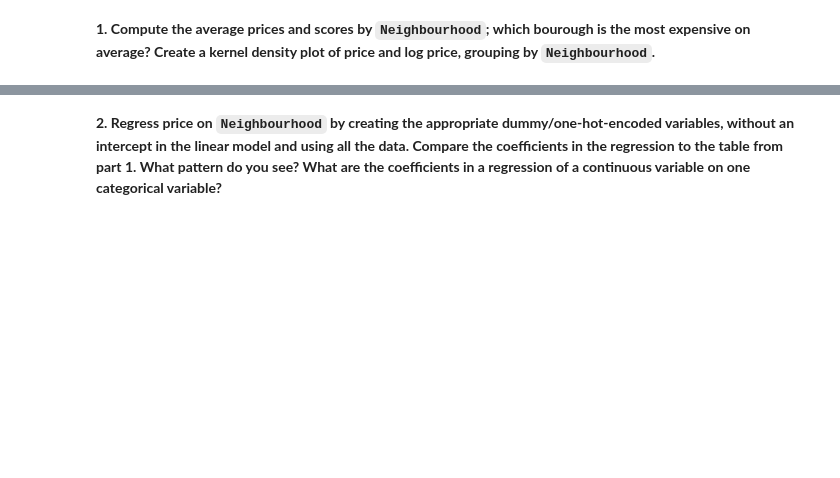
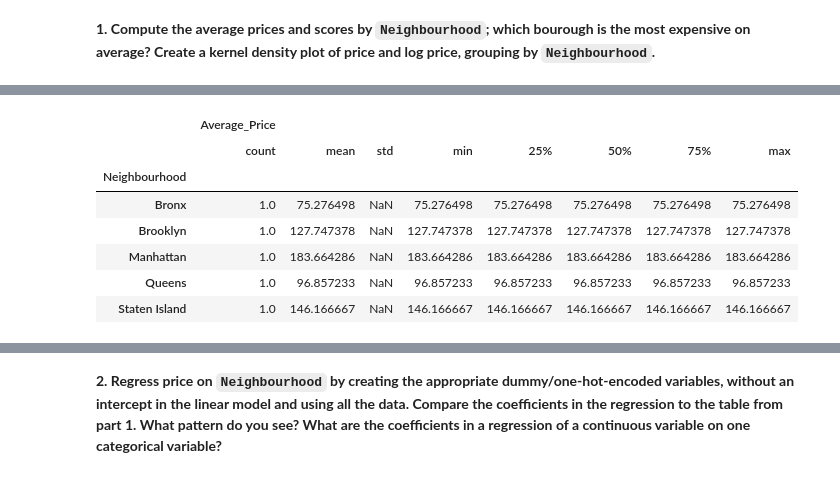
Before and after one commit to kweuj7fh/DS3001-Linear_Regression, a Jupyter notebook: Assignment: Linear Regression.ipynb, the cells around one changed output, grey strips where cells are left out. Cells and saved outputs as stored; diff of their text form; code cells hidden in the pictures; blank space fills up the shorter version.

```diff
--- a/Assignment: Linear Regression.ipynb
+++ b/Assignment: Linear Regression.ipynb
@@ -45,2 +69,6 @@ Load `./data/Q1_clean.csv`. The data include
 # %% [markdown]
 **1. Compute the average prices and scores by `Neighbourhood`; which bourough is the most expensive on average? Create a kernel density plot of price and log price, grouping by `Neighbourhood`.**
+# %%
+# Compute the average prices and scores by `Neighbourhood`
+prices = data.groupby('Neighbourhood ').agg(Average_Price=('Price', 'mean'))
+prices.sort_values(by = 'Average_Price', ascending = False)
@@ -46,0 +83,11 @@ Load `./data/Q1_clean.csv`. The data include
+# %%
+prices.groupby('Neighbourhood ').describe()
+# %% [output]
+|  | Average_Price |  |  |  |  |  |  |  |
+|  | count | mean | std | min | 25% | 50% | 75% | max |
+| Neighbourhood |  |  |  |  |  |  |  |  |
+| Bronx | 1.0 | 75.276498 | NaN | 75.276498 | 75.276498 | 75.276498 | 75.276498 | 75.276498 |
+| Brooklyn | 1.0 | 127.747378 | NaN | 127.747378 | 127.747378 | 127.747378 | 127.747378 | 127.747378 |
+| Manhattan | 1.0 | 183.664286 | NaN | 183.664286 | 183.664286 | 183.664286 | 183.664286 | 183.664286 |
+| Queens | 1.0 | 96.857233 | NaN | 96.857233 | 96.857233 | 96.857233 | 96.857233 | 96.857233 |
+| Staten Island | 1.0 | 146.166667 | NaN | 146.166667 | 146.166667 | 146.166667 | 146.166667 | 146.166667 |
```
Also changed, not shown: parts of 18 cells of this notebook.
